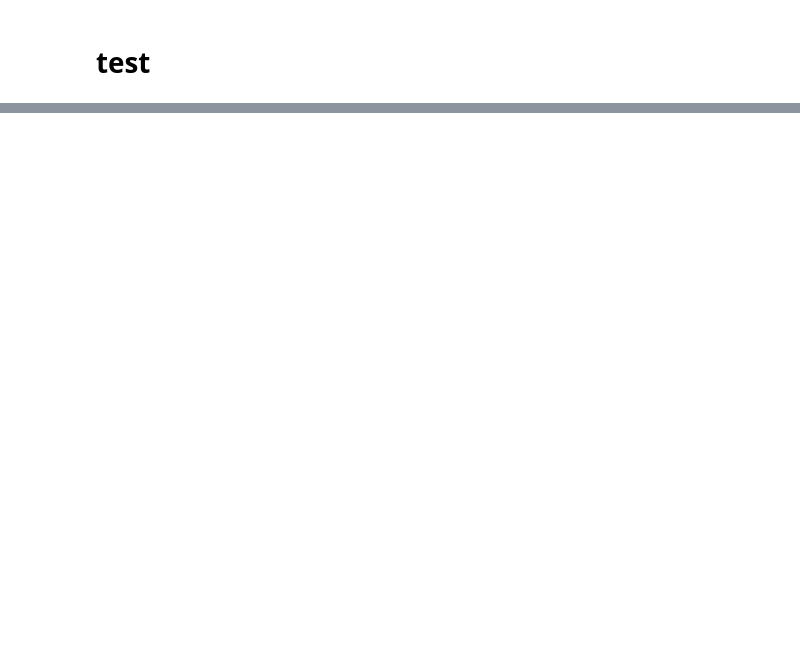
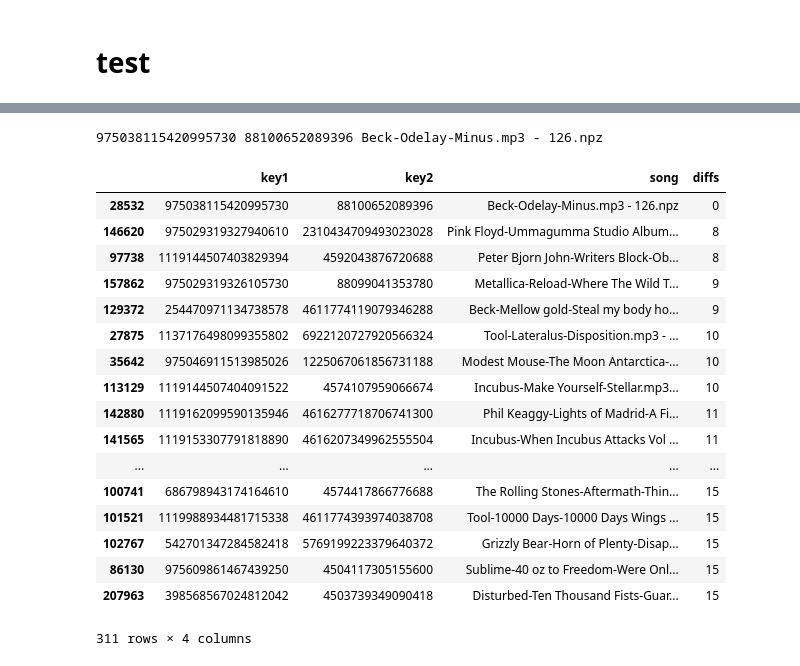
Before and after one commit to dantegates/music-rec, a Jupyter notebook: train-cnn.ipynb, the cells around one changed output, grey strips where cells are left out. Cells and saved outputs as stored; diff of their text form; code cells hidden in the pictures; blank space fills up the shorter version.

```diff
--- a/train-cnn.ipynb
+++ b/train-cnn.ipynb
@@ -183,0 +283,4 @@ b.shape
+# %%
+df['artist'] = df.artist.str.split('/', expand=True)[2]
+# %%
+df['seconds'] = df.seconds.str.split('.', expand=True)[0]
@@ -183,0 +298,24 @@ b.shape
+# %%
+# see,
+# https://en.wikipedia.org/wiki/Hamming_distance#Algorithm_example
+def hamming(n1, n2):
+    # this number is made of each bit in either n1 or n2
+    # but not both
+    v = n1 ^ n2
+    d = 0
+    while v != 0:
+        # subtracting 1 clears the least bit, a, in v and sets all bits
+        # before a which are cleared by the logical &
+        # 2^n = sum(2^m for 0 <= m <= n-1)
+        d += 1
+        v &= v - 1
+    return d
+# %%
+from functools import partial
+def query(key1, key2, df):
+    columns = df.columns
+    df_copy = df.copy()
+    p1 = partial(hamming, key1)
+    p2 = partial(hamming, key2)
+    df_copy['diffs'] = df.key1.apply(p1) + df.key2.apply(p2)
+    return df_copy[df_copy.diffs <= 15].sort_values('diffs')
@@ -183,0 +362,27 @@ b.shape
+# %%
+from IPython.display import display
+key1, key2, song = next(df.sample().itertuples(index=False))
+print(key1, key2, song)
+res = query(key1, key2, df)
+with pd.option_context('display.max_colwidth', -1):
+    display(res)
+# %% [output]
+975038115420995730 88100652089396 Beck-Odelay-Minus.mp3 - 126.npz
+|  | key1 | key2 | song | diffs |
+| 28532 | 975038115420995730 | 88100652089396 | Beck-Odelay-Minus.mp3 - 126.npz | 0 |
+| 146620 | 975029319327940610 | 2310434709493023028 | Pink Floyd-Ummagumma Studio Album... | 8 |
+| 97738 | 1119144507403829394 | 4592043876720688 | Peter Bjorn John-Writers Block-Ob... | 8 |
+| 157862 | 975029319326105730 | 88099041353780 | Metallica-Reload-Where The Wild T... | 9 |
+| 129372 | 254470971134738578 | 4611774119079346288 | Beck-Mellow gold-Steal my body ho... | 9 |
+| 27875 | 1137176498099355802 | 6922120727920566324 | Tool-Lateralus-Disposition.mp3 - ... | 10 |
+| 35642 | 975046911513985026 | 1225067061856731188 | Modest Mouse-The Moon Antarctica-... | 10 |
+| 113129 | 1119144507404091522 | 4574107959066674 | Incubus-Make Yourself-Stellar.mp3... | 10 |
+| 142880 | 1119162099590135946 | 4616277718706741300 | Phil Keaggy-Lights of Madrid-A Fi... | 11 |
+| 141565 | 1119153307791818890 | 4616207349962555504 | Incubus-When Incubus Attacks Vol ... | 11 |
+| ... | ... | ... | ... | ... |
+| 100741 | 686798943174164610 | 4574417866776688 | The Rolling Stones-Aftermath-Thin... | 15 |
+| 101521 | 1119988934481715338 | 4611774393974038708 | Tool-10000 Days-10000 Days Wings ... | 15 |
+| 102767 | 542701347284582418 | 5769199223379640372 | Grizzly Bear-Horn of Plenty-Disap... | 15 |
+| 86130 | 975609861467439250 | 4504117305155600 | Sublime-40 oz to Freedom-Were Onl... | 15 |
+| 207963 | 398568567024812042 | 4503739349090418 | Disturbed-Ten Thousand Fists-Guar... | 15 |
+311 rows × 4 columns
```
Also changed, not shown: parts of 43 cells of this notebook.
